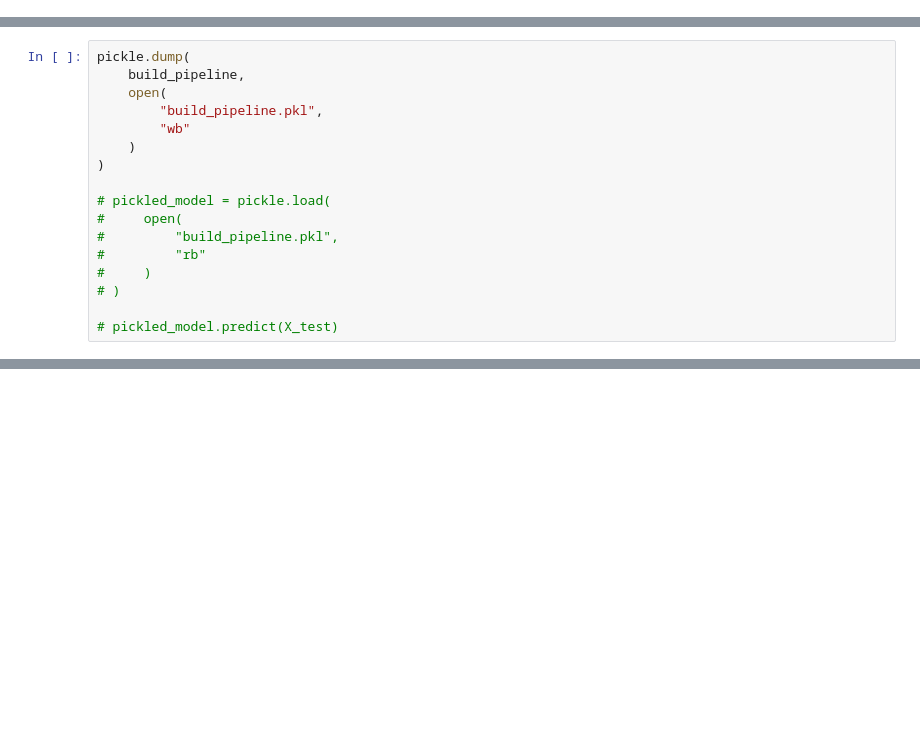
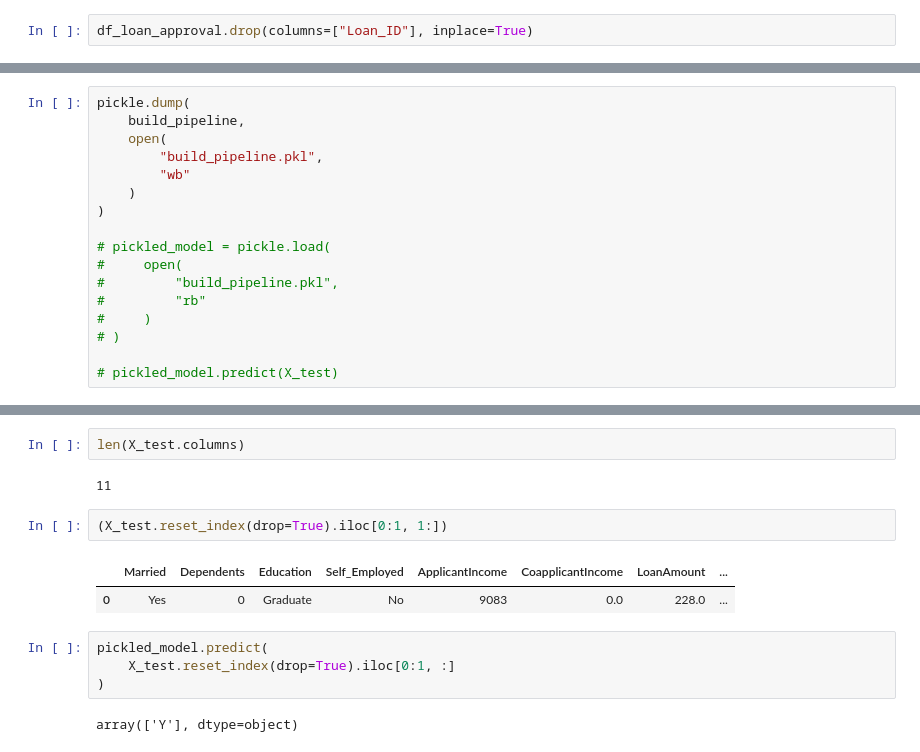
Before and after one commit to mohiteprathamesh1996/loanapprovalclass, a Jupyter notebook: MLModel.ipynb, the cells around one changed output, grey strips where cells are left out. Saved outputs shown, nothing was run; the diff lists cells and outputs as text; blank space fills up the shorter version.

```diff
--- a/MLModel.ipynb
+++ b/MLModel.ipynb
@@ -105,6 +105,8 @@ Data columns (total 13 columns):
  12  Loan_Status        614 non-null    object
 dtypes: float64(4), int64(1), object(8)
 memory usage: 62.5+ KB
+# %%
+df_loan_approval.drop(columns=["Loan_ID"], inplace=True)
 # %% [markdown]
 ### Split train and test sets
 # %%
@@ -293,0 +313,15 @@ pickle.dump(
+# %%
+len(X_test.columns)
+# %% [output]
+11
+# %%
+(X_test.reset_index(drop=True).iloc[0:1, 1:])
+# %% [output]
+|  | Married | Dependents | Education | Self_Employed | ApplicantIncome | CoapplicantIncome | LoanAmount | ... |
+| 0 | Yes | 0 | Graduate | No | 9083 | 0.0 | 228.0 | ... |
+# %%
+pickled_model.predict(
+    X_test.reset_index(drop=True).iloc[0:1, :]
+)
+# %% [output]
+array(['Y'], dtype=object)
```
Also changed, not shown: parts of 8 cells of this notebook, 2 other files.
